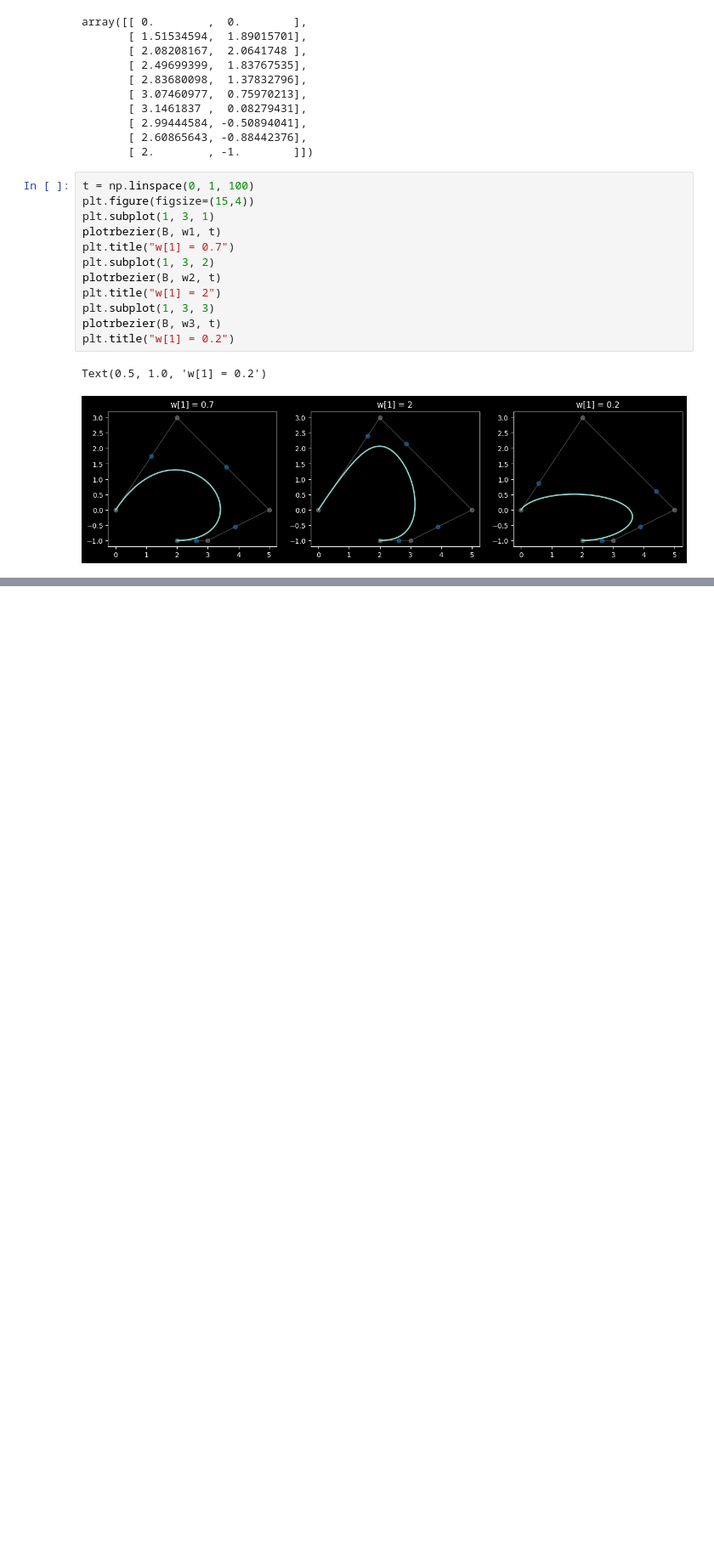
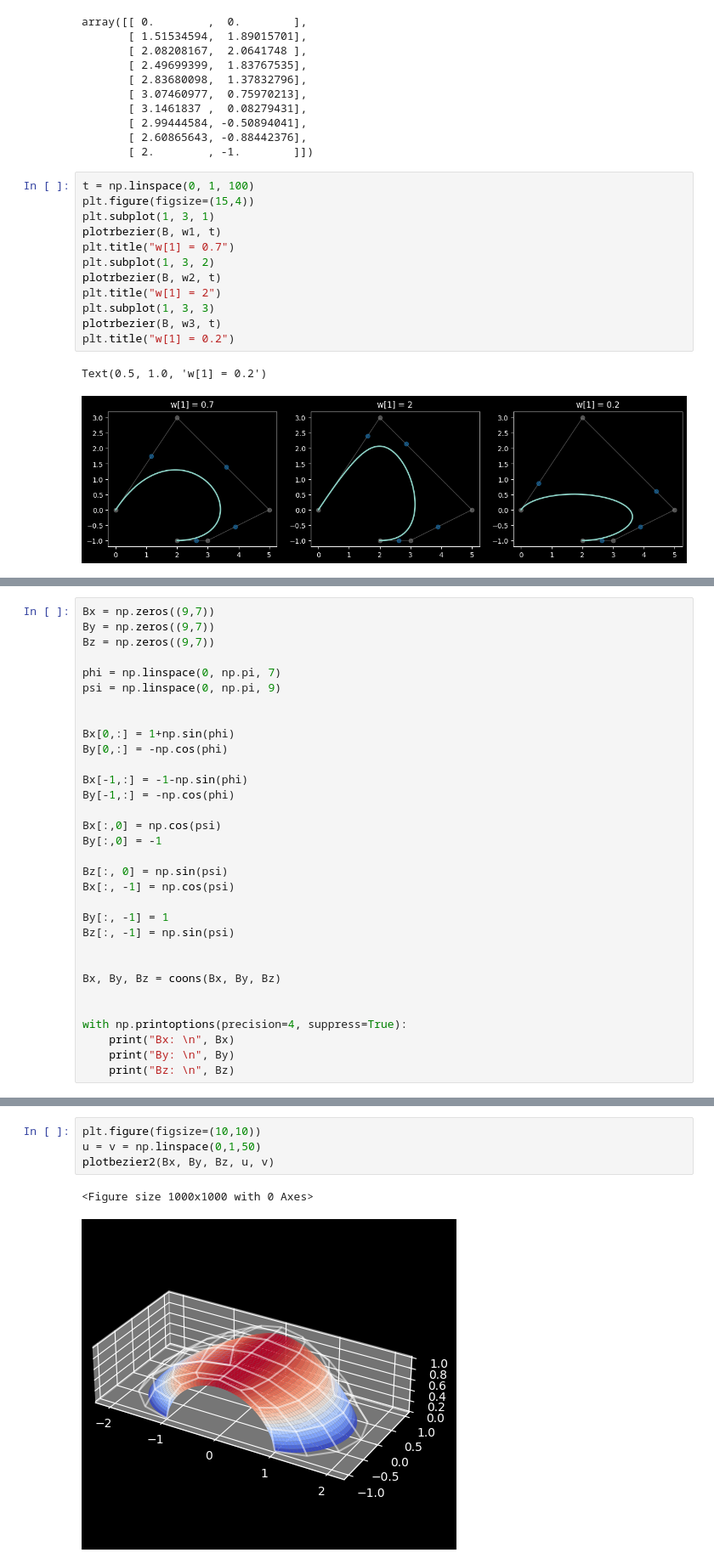
Before and after one commit to njezersek/racunalnisko-podprto-geometrijsko-oblikovanje, a Jupyter notebook: vaje-py/main.ipynb, the cells around one changed output, grey strips where cells are left out. Shown at 85% size. Drawn from its saved outputs; the diff is of its cells as text; blank space fills up the shorter version.

```diff
--- a/vaje-py/main.ipynb
+++ b/vaje-py/main.ipynb
@@ -372,0 +476,32 @@ Text(0.5, 1.0, 'w[1] = 0.2')
+# %%
+Bx = np.zeros((9,7))
+By = np.zeros((9,7))
+Bz = np.zeros((9,7))
+
+phi = np.linspace(0, np.pi, 7)
+psi = np.linspace(0, np.pi, 9)
+
+
+Bx[0,:] = 1+np.sin(phi)
+By[0,:] = -np.cos(phi)
+
+Bx[-1,:] = -1-np.sin(phi)
+By[-1,:] = -np.cos(phi)
+
+Bx[:,0] = np.cos(psi)
+By[:,0] = -1
+
+Bz[:, 0] = np.sin(psi)
+Bx[:, -1] = np.cos(psi)
+
+By[:, -1] = 1
+Bz[:, -1] = np.sin(psi)
+
+
+Bx, By, Bz = coons(Bx, By, Bz)
+
+
+with np.printoptions(precision=4, suppress=True):
+	print("Bx: \n", Bx)
+	print("By: \n", By)
+	print("Bz: \n", Bz)
@@ -372,0 +526,7 @@ Text(0.5, 1.0, 'w[1] = 0.2')
+# %%
+plt.figure(figsize=(10,10))
+u = v = np.linspace(0,1,50)
+plotbezier2(Bx, By, Bz, u, v)
+# %% [output]
+<Figure size 1000x1000 with 0 Axes>
+[figure, added]
```
Also changed, not shown: parts of 57 cells of this notebook, 56 other files.
